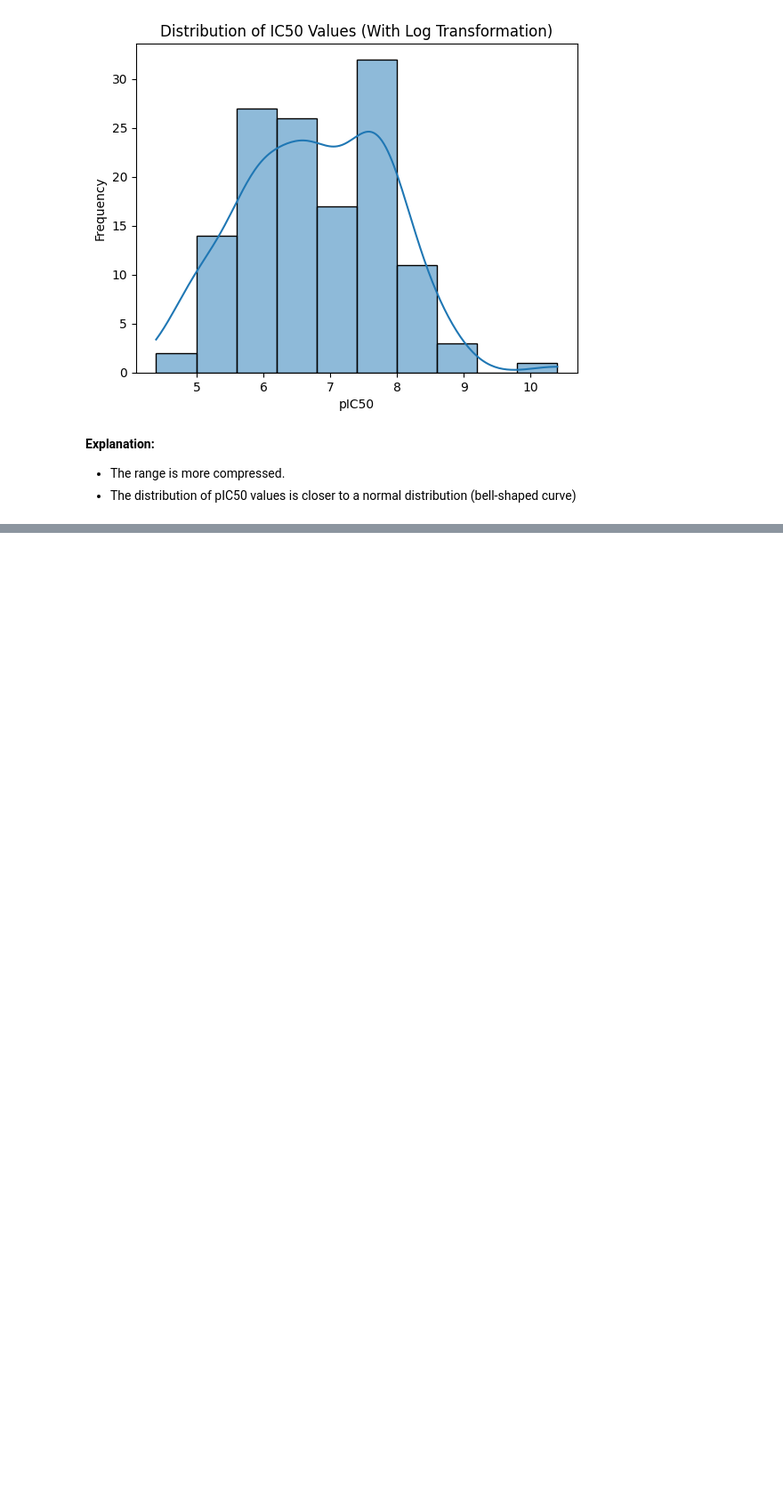
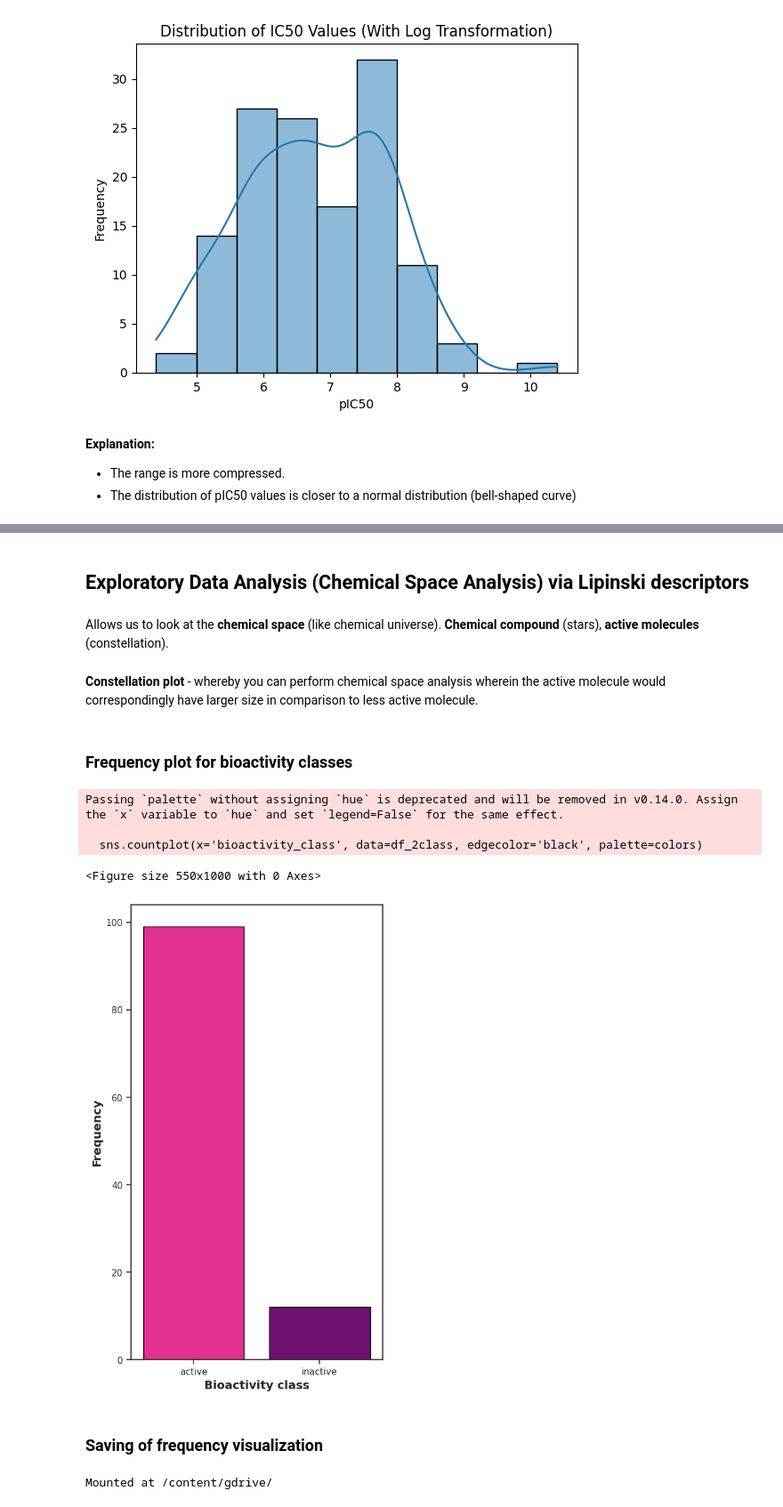
Before and after one commit to samservo09/bioinformatics-bipolar-drug-discovery, a Jupyter notebook: 2-eda.ipynb, the cells around one changed output, grey strips where cells are left out. Shown at 89% size. Drawn from its saved outputs; the diff is of its cells as text; code cells hidden in the pictures; blank space fills up the shorter version.

```diff
--- a/2-eda.ipynb
+++ b/2-eda.ipynb
@@ -325,0 +341,4 @@ plt.show()
+# %%
+# remove intermediate class from the dataset to focus on the inactive and active classes
+df_2class = df_final[df_final['bioactivity_class'] != 'intermediate']
+df_2class
@@ -325,0 +359,40 @@ plt.show()
+# %% [markdown]
+## Exploratory Data Analysis (Chemical Space Analysis) via Lipinski descriptors
+# %% [markdown]
+Allows us to look at the **chemical space** (like chemical universe). **Chemical compound** (stars), **active molecules** (constellation).
+# %% [markdown]
+**Constellation plot** - whereby you can perform chemical space analysis wherein the active molecule would correspondingly have larger size in comparison to less active molecule.
+# %% [markdown]
+### Frequency plot for bioactivity classes
+# %%
+# import library
+import seaborn as sns
+sns.set(style='ticks')
+import matplotlib.pyplot as plt
+# %%
+# frequency plot of 2 bioactivity classes
+plt.figure(figsize=(5.5, 10))
+plt.figure(figsize=(5.5, 10))
+
+colors = ['deeppink', 'purple']
+sns.countplot(x='bioactivity_class', data=df_2class, edgecolor='black', palette=colors)
+
+
+plt.xlabel('Bioactivity class', fontsize=14, fontweight='bold')
+plt.ylabel('Frequency', fontsize=14, fontweight='bold')
+
+plt.savefig('plot_2_bioactivity_class.pdf')
+# %% [output]
+Passing `palette` without assigning `hue` is deprecated and will be removed in v0.14.0. Assign the `x` variable to `hue` and set `legend=False` for the same effect.
+
+  sns.countplot(x='bioactivity_class', data=df_2class, edgecolor='black', palette=colors)
+<Figure size 550x1000 with 0 Axes>
+[figure, added]
+# %% [markdown]
+### Saving of frequency visualization
+# %%
+# copy the file to google drive to be accessible within colab
+from google.colab import drive
+drive.mount('/content/gdrive/', force_remount=True)
+# %% [output]
+Mounted at /content/gdrive/
```
Also changed, not shown: parts of 16 cells of this notebook.
